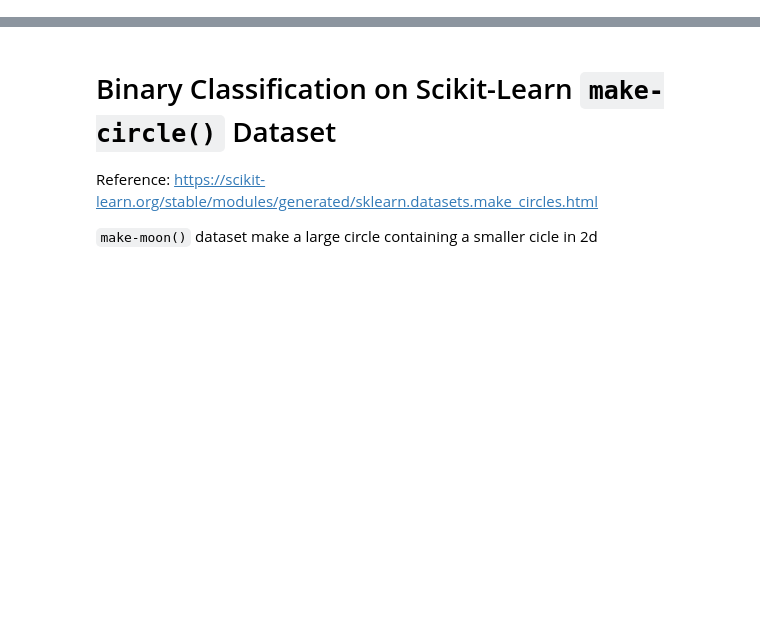
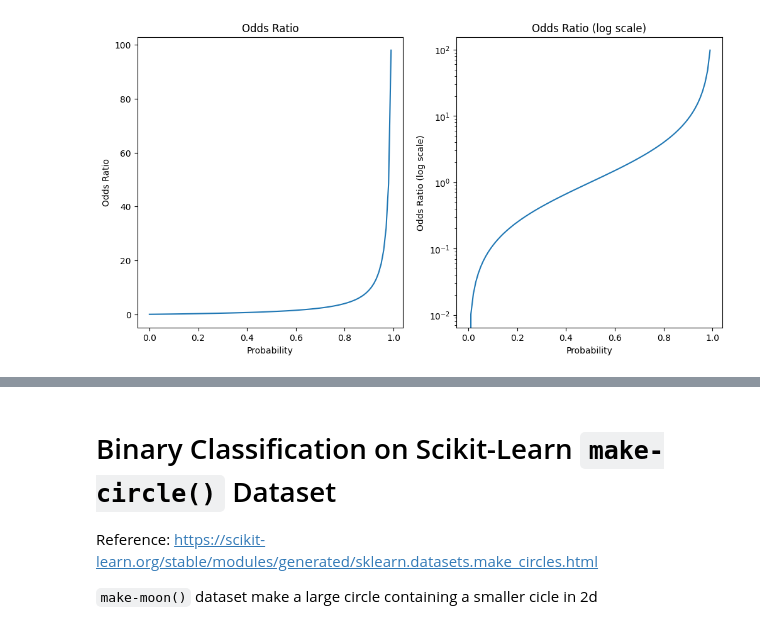
Before and after one commit to ronald-hk-chung/ssnotebook, a Jupyter notebook: basics_of_neural_network/classification_with_nn.ipynb, the cells around one changed output, grey strips where cells are left out. Drawn from its saved outputs; the diff is of its cells as text; code cells hidden in the pictures; blank space fills up the shorter version.

```diff
--- a/basics_of_neural_network/classification_with_nn.ipynb
+++ b/basics_of_neural_network/classification_with_nn.ipynb
@@ -26,0 +232,28 @@ In summary,
+# %%
+import numpy as np
+import matplotlib.pyplot as plt
+
+# get a list of probabilities
+probs = np.linspace(0, 1, 100)
+# Define odd ratios from probability
+def get_odds_ratio(prob):
+    return prob / (1-prob)
+# Calculate odds ratios
+odds_ratios = get_odds_ratio(probs)
+
+# Plot out odds ratio against probabilities
+fig, ax = plt.subplots(1, 2, figsize=(12, 6))
+# 1st Plot on normal scale
+ax[0].plot(probs, odds_ratios)
+ax[0].set_title('Odds Ratio')
+ax[0].set_xlabel("Probability")
+ax[0].set_ylabel("Odds Ratio")
+
+# 2nd Plot on log scale
+ax[1].plot(probs, odds_ratios)
+ax[1].set_yscale("log")
+ax[1].set_title('Odds Ratio (log scale)')
+ax[1].set_xlabel("Probability")
+ax[1].set_ylabel("Odds Ratio (log scale)");
+# %% [output]
+[figure, added]
```
Also changed, not shown: parts of 59 cells of this notebook.
